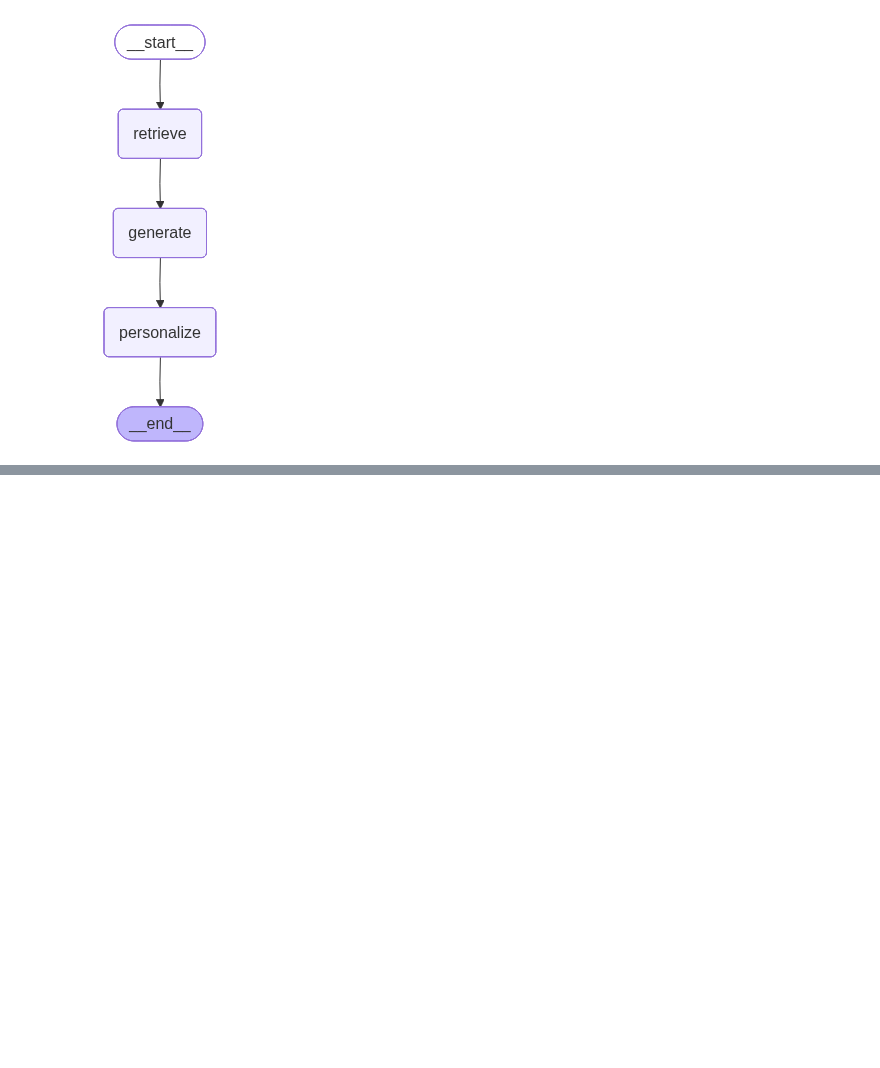
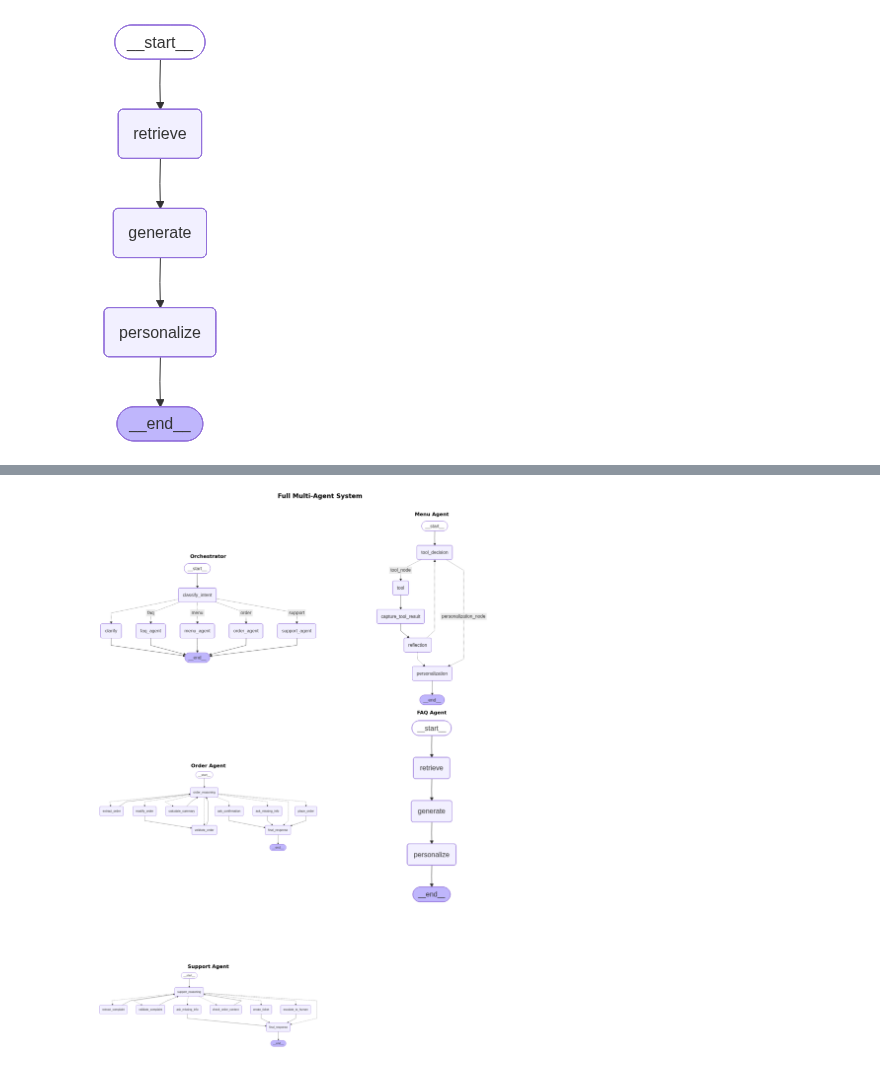
Before and after one commit to mo7amedmengasu/Agentic-Customer-Service-For-A-Restaurant, a Jupyter notebook: app/my_agent/labs/lab.ipynb, the cells around one changed output, grey strips where cells are left out. Cells and saved outputs as stored; diff of their text form; code cells hidden in the pictures; blank space fills up the shorter version.

```diff
--- a/app/my_agent/labs/lab.ipynb
+++ b/app/my_agent/labs/lab.ipynb
@@ -151,0 +243,61 @@ D:\college\semester6\nlp\restaurant_agentic_customer_service\app\my_agent\agents
+# %%
+import io
+import math
+import matplotlib.pyplot as plt
+import matplotlib.image as mpimg
+from PIL import Image as PILImage
+
+from app.core.database import SessionLocal
+
+# ── Rebuild every sub-agent graph ───────────────────────────────────────────
+db = SessionLocal()
+try:
+    _menu_graph    = menu_agent_module.build_menu_graph(db)
+    _faq_graph     = faq_agent_module.build_faq_graph(db)
+finally:
+    db.close()
+
+_order_graph   = order_agent_module.order_agent_graph
+_support_graph = support_agent_module.support_agent_graph
+_orch_graph    = orchestrator_module.build_orchestrator_graph()
+
+graphs = [
+    ("Orchestrator",  _orch_graph),
+    ("Menu Agent",    _menu_graph),
+    ("Order Agent",   _order_graph),
+    ("FAQ Agent",     _faq_graph),
+    ("Support Agent", _support_graph),
+]
+
+# ── Render each graph to a PIL image ────────────────────────────────────────
+images = []
+for title, g in graphs:
+    try:
+        png_bytes = g.get_graph().draw_mermaid_png()
+        img = PILImage.open(io.BytesIO(png_bytes)).convert("RGB")
+    except Exception as exc:
+        # Blank placeholder if rendering fails
+        print(f"  Warning: could not render '{title}': {exc}")
+        img = PILImage.new("RGB", (400, 300), color=(240, 240, 240))
+    images.append((title, img))
+
+# ── Arrange in a 2-column grid ───────────────────────────────────────────────
+n_cols = 2
+n_rows = math.ceil(len(images) / n_cols)
+fig, axes = plt.subplots(n_rows, n_cols, figsize=(20, 9 * n_rows))
+axes = axes.flatten()
+
+for ax, (title, img) in zip(axes, images):
+    ax.imshow(img)
+    ax.set_title(title, fontsize=16, fontweight="bold", pad=10)
+    ax.axis("off")
+
+# Hide any unused subplot slots
+for ax in axes[len(images):]:
+    ax.set_visible(False)
+
+fig.suptitle("Full Multi-Agent System", fontsize=20, fontweight="bold", y=1.01)
+plt.tight_layout()
+plt.show()
+# %% [output]
+[figure, added]
```
Also changed, not shown: parts of 6 cells of this notebook, 36 other files.
